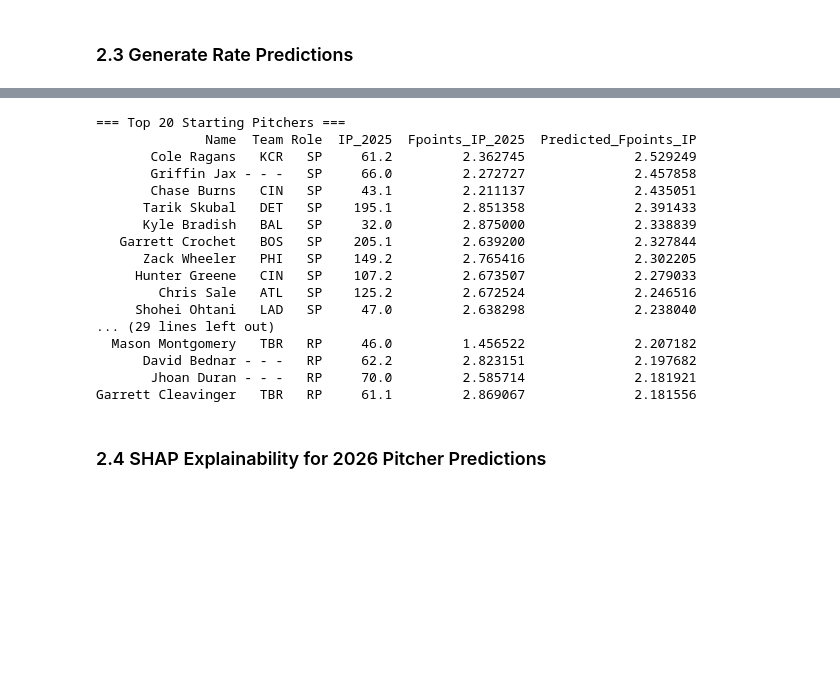
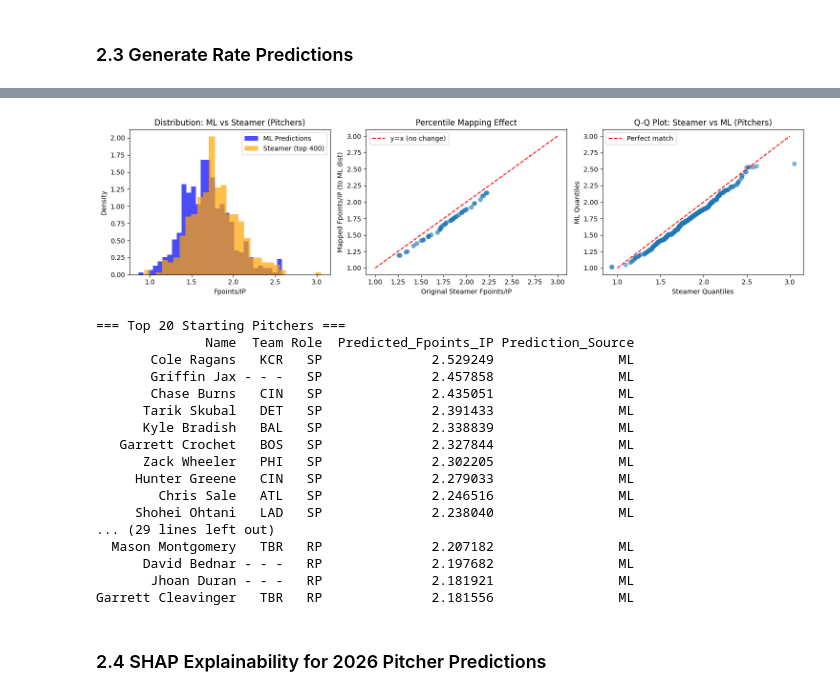
Before and after one commit to mcgillies/mlb-fantasy-2026, a Jupyter notebook: notebooks/05_2026_predictions.ipynb, the cells around one changed output, grey strips where cells are left out. Drawn from its saved outputs; the diff is of its cells as text; code cells hidden in the pictures; blank space fills up the shorter version.

```diff
--- a/notebooks/05_2026_predictions.ipynb
+++ b/notebooks/05_2026_predictions.ipynb
@@ -479,5 +653,39 @@ Jeremiah Estrada   SDP   RP     73.0         2.547945              2.533534
+# %%
+# === Visualization: Pitcher Distribution Comparison ===
+fig, axes = plt.subplots(1, 3, figsize=(15, 4))
+
+# Plot 1: Histogram comparison
+axes[0].hist(ml_rates_pit, bins=30, alpha=0.7, label='ML Predictions', color='blue', density=True)
+axes[0].hist(steamer_rates_pit, bins=30, alpha=0.7, label='Steamer (top 400)', color='orange', density=True)
+axes[0].set_xlabel('Fpoints/IP')
+axes[0].set_ylabel('Density')
+axes[0].set_title('Distribution: ML vs Steamer (Pitchers)')
+axes[0].legend()
+
+# Plot 2: Before vs After mapping
+if len(steamer_only_pit) > 0:
+    axes[1].scatter(steamer_only_pit['Steamer_Fpoints_IP'], steamer_only_pit['Mapped_Fpoints_IP'], alpha=0.6)
+    axes[1].plot([1.0, 3.0], [1.0, 3.0], 'r--', label='y=x (no change)')
+    axes[1].set_xlabel('Original Steamer Fpoints/IP')
+    axes[1].set_ylabel('Mapped Fpoints/IP (to ML dist)')
+    axes[1].set_title('Percentile Mapping Effect')
+    axes[1].legend()
+
+# Plot 3: QQ plot
+axes[2].scatter(np.sort(steamer_rates_pit), np.sort(ml_rates_pit[:len(steamer_rates_pit)]), alpha=0.5)
+axes[2].plot([1.0, 3.0], [1.0, 3.0], 'r--', label='Perfect match')
+axes[2].set_xlabel('Steamer Quantiles')
+axes[2].set_ylabel('ML Quantiles')
+axes[2].set_title('Q-Q Plot: Steamer vs ML (Pitchers)')
+axes[2].legend()
+
+plt.tight_layout()
+plt.show()
+# %% [output]
+[figure, added]
 # %%
 # Show SP and RP separately
+display_cols = ['Name', 'Team', 'Role', 'Predicted_Fpoints_IP', 'Prediction_Source']
 print("\n=== Top 20 Starting Pitchers ===")
 sp_preds = pred_2026_pit[pred_2026_pit['Role'] == 'SP']
 print(sp_preds[display_cols].head(20).to_string(index=False))
@@ -487,22 +695,22 @@ rp_preds = pred_2026_pit[pred_2026_pit['Role'] == 'RP']
 print(rp_preds[display_cols].head(20).to_string(index=False))
 # %% [output]
 === Top 20 Starting Pitchers ===
-              Name  Team Role  IP_2025  Fpoints_IP_2025  Predicted_Fpoints_IP
-       Cole Ragans   KCR   SP     61.2         2.362745              2.529249
-       Griffin Jax - - -   SP     66.0         2.272727              2.457858
-       Chase Burns   CIN   SP     43.1         2.211137              2.435051
-      Tarik Skubal   DET   SP    195.1         2.851358              2.391433
-      Kyle Bradish   BAL   SP     32.0         2.875000              2.338839
-   Garrett Crochet   BOS   SP    205.1         2.639200              2.327844
-      Zack Wheeler   PHI   SP    149.2         2.765416              2.302205
-     Hunter Greene   CIN   SP    107.2         2.673507              2.279033
-        Chris Sale   ATL   SP    125.2         2.672524              2.246516
-     Shohei Ohtani   LAD   SP     47.0         2.638298              2.238040
+              Name  Team Role  Predicted_Fpoints_IP Prediction_Source
+       Cole Ragans   KCR   SP              2.529249                ML
+       Griffin Jax - - -   SP              2.457858                ML
+       Chase Burns   CIN   SP              2.435051                ML
+      Tarik Skubal   DET   SP              2.391433                ML
+      Kyle Bradish   BAL   SP              2.338839                ML
+   Garrett Crochet   BOS   SP              2.327844                ML
+      Zack Wheeler   PHI   SP              2.302205                ML
+     Hunter Greene   CIN   SP              2.279033                ML
+        Chris Sale   ATL   SP              2.246516                ML
+     Shohei Ohtani   LAD   SP              2.238040                ML
 ... (29 lines left out)
-  Mason Montgomery   TBR   RP     46.0         1.456522              2.207182
-      David Bednar - - -   RP     62.2         2.823151              2.197682
-       Jhoan Duran - - -   RP     70.0         2.585714              2.181921
-Garrett Cleavinger   TBR   RP     61.1         2.869067              2.181556
+  Mason Montgomery   TBR   RP              2.207182                ML
+      David Bednar - - -   RP              2.197682                ML
+       Jhoan Duran - - -   RP              2.181921                ML
+Garrett Cleavinger   TBR   RP              2.181556                ML
 # %% [markdown]
 ### 2.4 SHAP Explainability for 2026 Pitcher Predictions
 # %%
```
Also changed, not shown: parts of 32 cells of this notebook.
